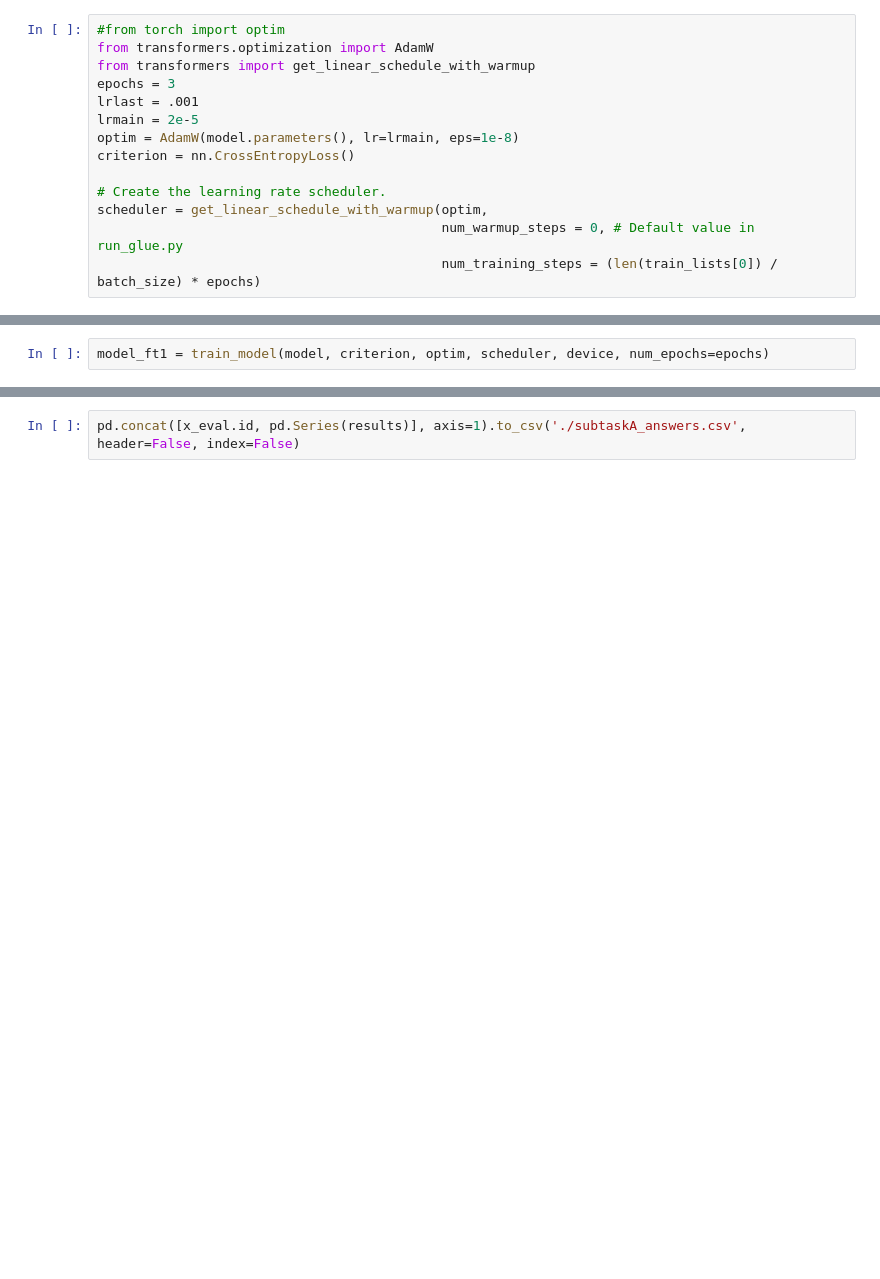
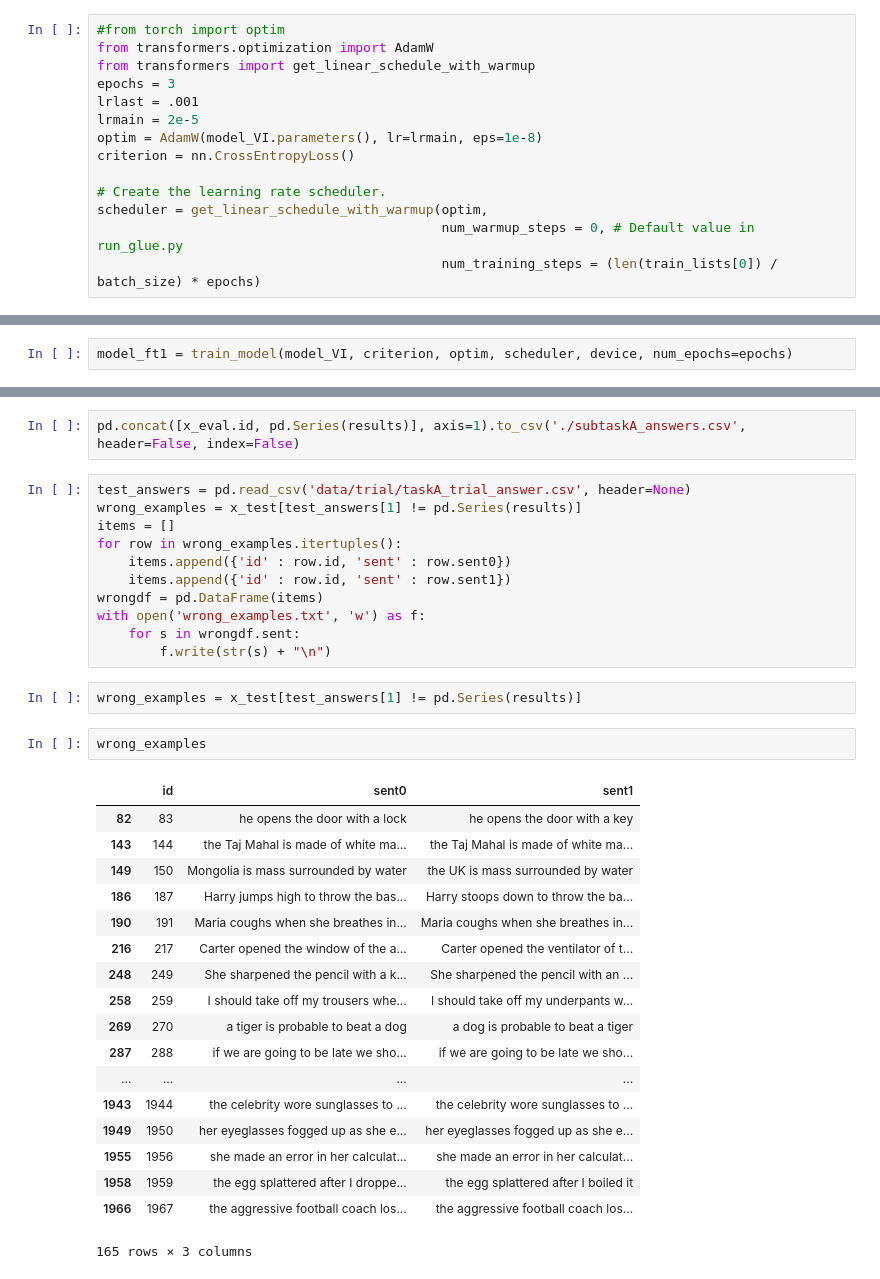
Before and after one commit to pgoel92/SemEval2020-Task4-Commonsense-Validation-and-Explanation, a Jupyter notebook: CommonSense.ipynb, the cells around one changed output, grey strips where cells are left out. Cells and saved outputs as stored; diff of their text form; blank space fills up the shorter version.

```diff
--- a/CommonSense.ipynb
+++ b/CommonSense.ipynb
@@ -1475,7 +1537,7 @@ from transformers import get_linear_schedule_with_warmup
 epochs = 3
 lrlast = .001
 lrmain = 2e-5
-optim = AdamW(model.parameters(), lr=lrmain, eps=1e-8)
+optim = AdamW(model_VI.parameters(), lr=lrmain, eps=1e-8)
 criterion = nn.CrossEntropyLoss()
 
 # Create the learning rate scheduler.
@@ -1485,5 +1567,5 @@ scheduler = get_linear_schedule_with_warmup(optim,
 # %%
-model_ft1 = train_model(model, criterion, optim, scheduler, device, num_epochs=epochs)
+model_ft1 = train_model(model_VI, criterion, optim, scheduler, device, num_epochs=epochs)
 # %% [output]
 starting
 Epoch 0/2
@@ -1536,3 +1623,37 @@ len(results)
 1000
 # %%
 pd.concat([x_eval.id, pd.Series(results)], axis=1).to_csv('./subtaskA_answers.csv', header=False, index=False)
+# %%
+test_answers = pd.read_csv('data/trial/taskA_trial_answer.csv', header=None)
+wrong_examples = x_test[test_answers[1] != pd.Series(results)]
+items = []
+for row in wrong_examples.itertuples():
+    items.append({'id' : row.id, 'sent' : row.sent0})
+    items.append({'id' : row.id, 'sent' : row.sent1})
+wrongdf = pd.DataFrame(items)
+with open('wrong_examples.txt', 'w') as f:
+    for s in wrongdf.sent:
+        f.write(str(s) + "\n")
+# %%
+wrong_examples = x_test[test_answers[1] != pd.Series(results)]
+# %%
+wrong_examples
+# %% [output]
+|  | id | sent0 | sent1 |
+| 82 | 83 | he opens the door with a lock | he opens the door with a key |
+| 143 | 144 | the Taj Mahal is made of white ma... | the Taj Mahal is made of white ma... |
+| 149 | 150 | Mongolia is mass surrounded by water | the UK is mass surrounded by water |
+| 186 | 187 | Harry jumps high to throw the bas... | Harry stoops down to throw the ba... |
+| 190 | 191 | Maria coughs when she breathes in... | Maria coughs when she breathes in... |
+| 216 | 217 | Carter opened the window of the a... | Carter opened the ventilator of t... |
+| 248 | 249 | She sharpened the pencil with a k... | She sharpened the pencil with an ... |
+| 258 | 259 | I should take off my trousers whe... | I should take off my underpants w... |
+| 269 | 270 | a tiger is probable to beat a dog | a dog is probable to beat a tiger |
+| 287 | 288 | if we are going to be late we sho... | if we are going to be late we sho... |
+| ... | ... | ... | ... |
+| 1943 | 1944 | the celebrity wore sunglasses to ... | the celebrity wore sunglasses to ... |
+| 1949 | 1950 | her eyeglasses fogged up as she e... | her eyeglasses fogged up as she e... |
+| 1955 | 1956 | she made an error in her calculat... | she made an error in her calculat... |
+| 1958 | 1959 | the egg splattered after I droppe... | the egg splattered after I boiled it |
+| 1966 | 1967 | the aggressive football coach los... | the aggressive football coach los... |
+165 rows × 3 columns
```
Also changed, not shown: parts of 6 cells of this notebook, 5 other files.
